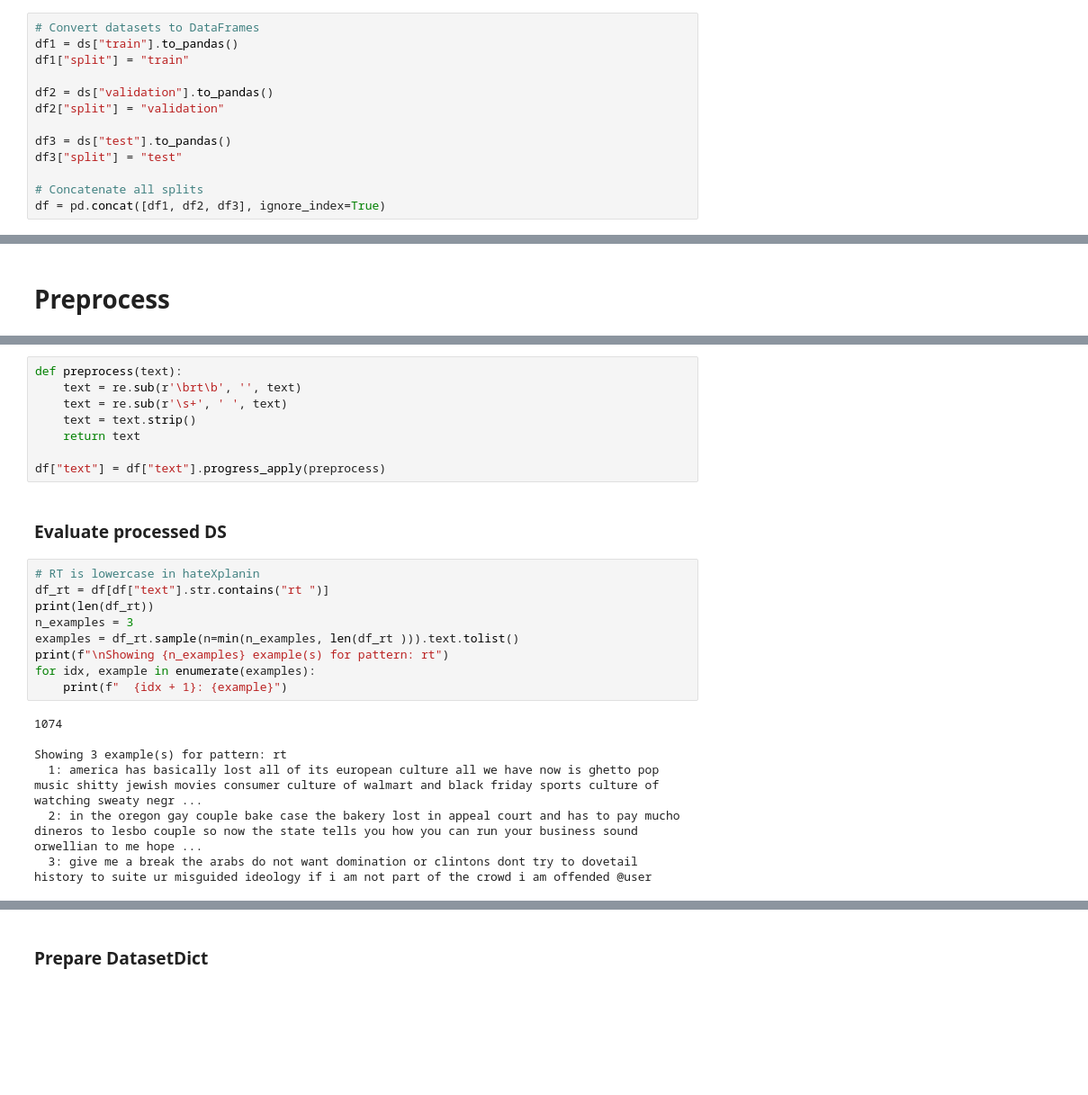
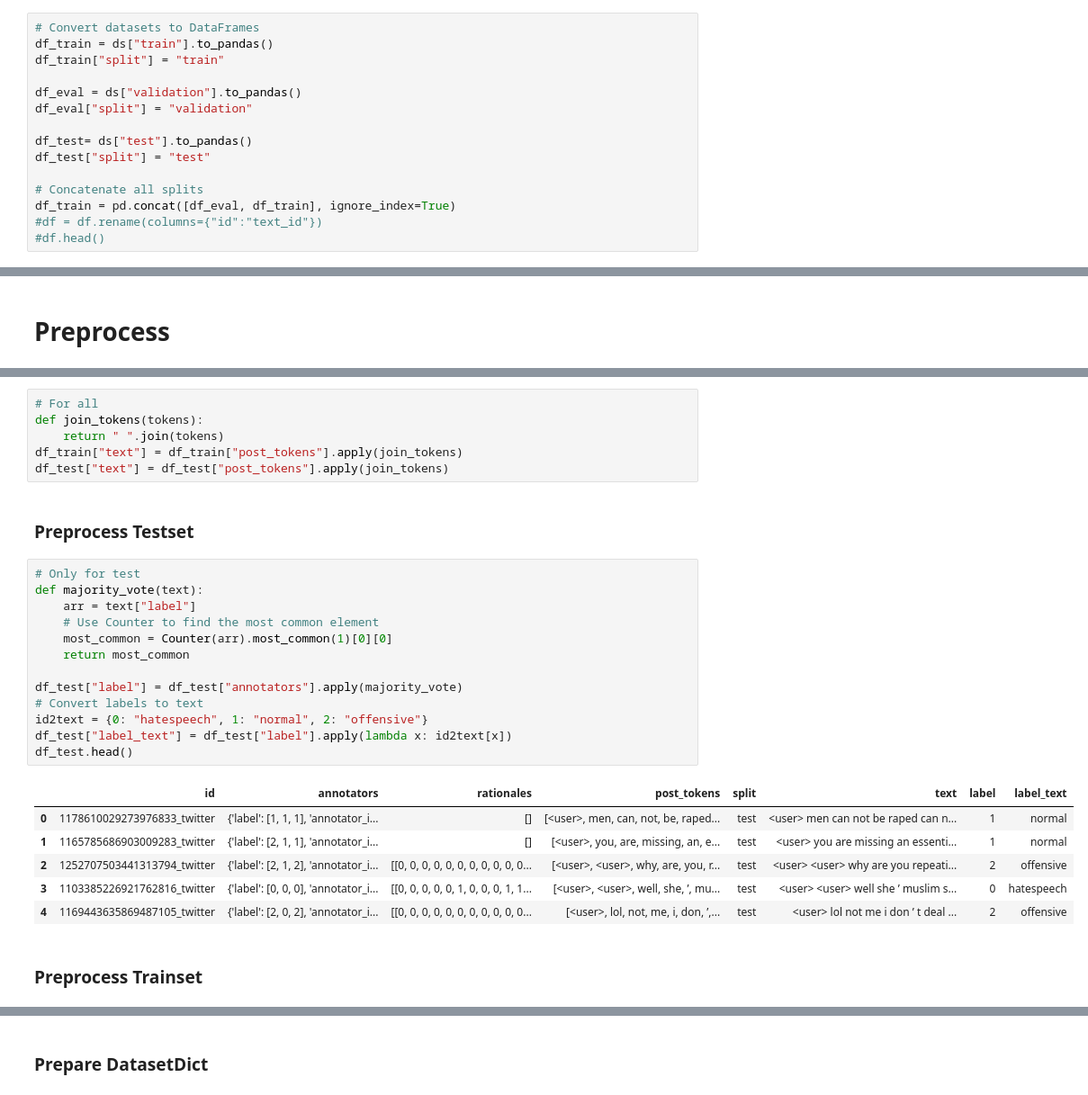
Before and after one commit to TomSOWI/thesis-datasets, a Jupyter notebook: hateXplain/create_dataset.ipynb, the cells around one changed output, grey strips where cells are left out. Shown at 90% size. Saved outputs shown, nothing was run; the diff lists cells and outputs as text; blank space fills up the shorter version.

```diff
--- a/hateXplain/create_dataset.ipynb
+++ b/hateXplain/create_dataset.ipynb
@@ -46,14 +46,16 @@ DatasetDict({
 # president <user> departs abuja wednesday on a three day state visit to the republic of south africa following an invitation by president <user> to discuss welfare of nigerians and find common grounds for building harmonious relations with their hosts'
 # %%
 # Convert datasets to DataFrames
-df1 = ds["train"].to_pandas()
-df1["split"] = "train"
+df_train = ds["train"].to_pandas()
+df_train["split"] = "train"
 
-df2 = ds["validation"].to_pandas()
-df2["split"] = "validation"
+df_eval = ds["validation"].to_pandas()
+df_eval["split"] = "validation"
 
-df3 = ds["test"].to_pandas()
-df3["split"] = "test"
+df_test= ds["test"].to_pandas()
+df_test["split"] = "test"
 
 # Concatenate all splits
-df = pd.concat([df1, df2, df3], ignore_index=True)
+df_train = pd.concat([df_eval, df_train], ignore_index=True)
+#df = df.rename(columns={"id":"text_id"})
+#df.head()
@@ -123,26 +68,30 @@ Showing 3 example(s) for pattern: rt
-# %%
-def preprocess(text):
-    text = re.sub(r'\brt\b', '', text)
-    text = re.sub(r'\s+', ' ', text)
-    text = text.strip()
-    return text
-
-df["text"] = df["text"].progress_apply(preprocess)
-# %% [markdown]
-### Evaluate processed DS
-# %%
-# RT is lowercase in hateXplanin
-df_rt = df[df["text"].str.contains("rt ")]
-print(len(df_rt))
-n_examples = 3
-examples = df_rt.sample(n=min(n_examples, len(df_rt ))).text.tolist()
-print(f"\nShowing {n_examples} example(s) for pattern: rt")
-for idx, example in enumerate(examples):
-    print(f"  {idx + 1}: {example}")
-# %% [output]
-1074
-
-Showing 3 example(s) for pattern: rt
-  1: america has basically lost all of its european culture all we have now is ghetto pop music shitty jewish movies consumer culture of walmart and black friday sports culture of watching sweaty negr ...
-  2: in the oregon gay couple bake case the bakery lost in appeal court and has to pay mucho dineros to lesbo couple so now the state tells you how you can run your business sound orwellian to me hope ...
-  3: give me a break the arabs do not want domination or clintons dont try to dovetail history to suite ur misguided ideology if i am not part of the crowd i am offended @user
+# %%
+# For all
+def join_tokens(tokens):
+    return " ".join(tokens)
+df_train["text"] = df_train["post_tokens"].apply(join_tokens)
+df_test["text"] = df_test["post_tokens"].apply(join_tokens)
+# %% [markdown]
+### Preprocess Testset
+# %%
+# Only for test
+def majority_vote(text):
+    arr = text["label"]
+    # Use Counter to find the most common element
+    most_common = Counter(arr).most_common(1)[0][0]
+    return most_common
+
+df_test["label"] = df_test["annotators"].apply(majority_vote)
+# Convert labels to text
+id2text = {0: "hatespeech", 1: "normal", 2: "offensive"}
+df_test["label_text"] = df_test["label"].apply(lambda x: id2text[x])
+df_test.head()
+# %% [output]
+|  | id | annotators | rationales | post_tokens | split | text | label | label_text |
+| 0 | 1178610029273976833_twitter | {'label': [1, 1, 1], 'annotator_i... | [] | [<user>, men, can, not, be, raped... | test | <user> men can not be raped can n... | 1 | normal |
+| 1 | 1165785686903009283_twitter | {'label': [2, 1, 1], 'annotator_i... | [] | [<user>, you, are, missing, an, e... | test | <user> you are missing an essenti... | 1 | normal |
+| 2 | 1252707503441313794_twitter | {'label': [2, 1, 2], 'annotator_i... | [[0, 0, 0, 0, 0, 0, 0, 0, 0, 0, 0... | [<user>, <user>, why, are, you, r... | test | <user> <user> why are you repeati... | 2 | offensive |
+| 3 | 1103385226921762816_twitter | {'label': [0, 0, 0], 'annotator_i... | [[0, 0, 0, 0, 0, 1, 0, 0, 0, 1, 1... | [<user>, <user>, well, she, ’, mu... | test | <user> <user> well she ’ muslim s... | 0 | hatespeech |
+| 4 | 1169443635869487105_twitter | {'label': [2, 0, 2], 'annotator_i... | [[0, 0, 0, 0, 0, 0, 0, 0, 0, 0, 0... | [<user>, lol, not, me, i, don, ’,... | test | <user> lol not me i don ’ t deal ... | 2 | offensive |
+# %% [markdown]
+### Preprocess Trainset
```
Also changed, not shown: parts of 12 cells of this notebook, 9 other files.
